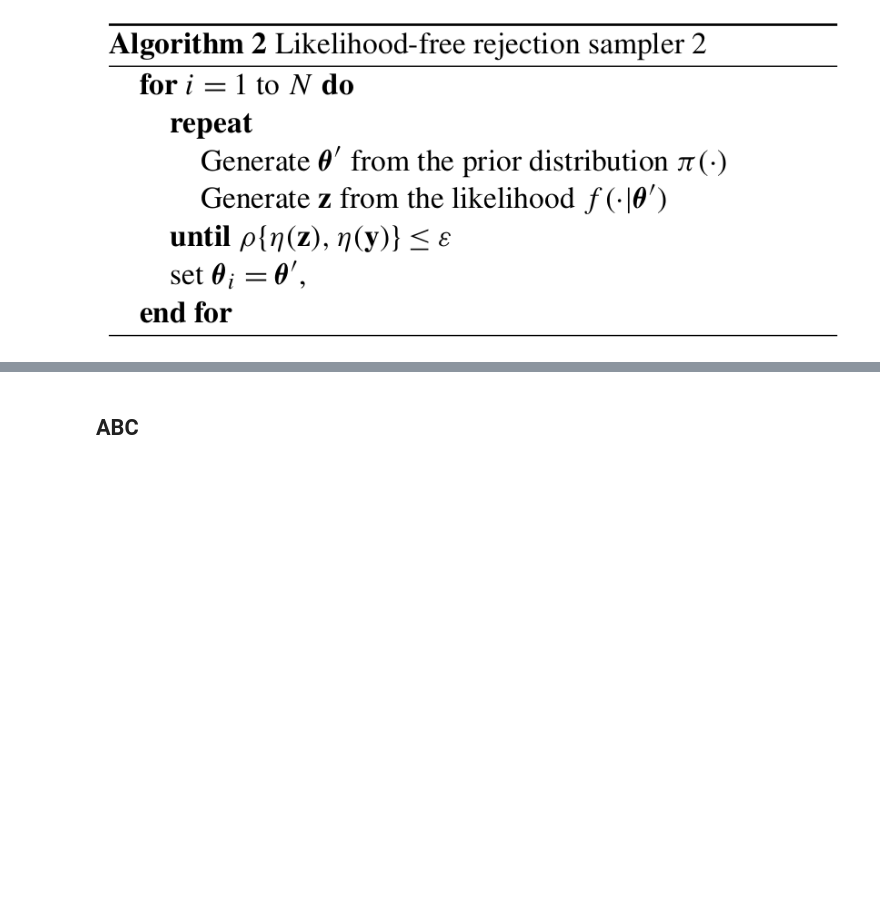
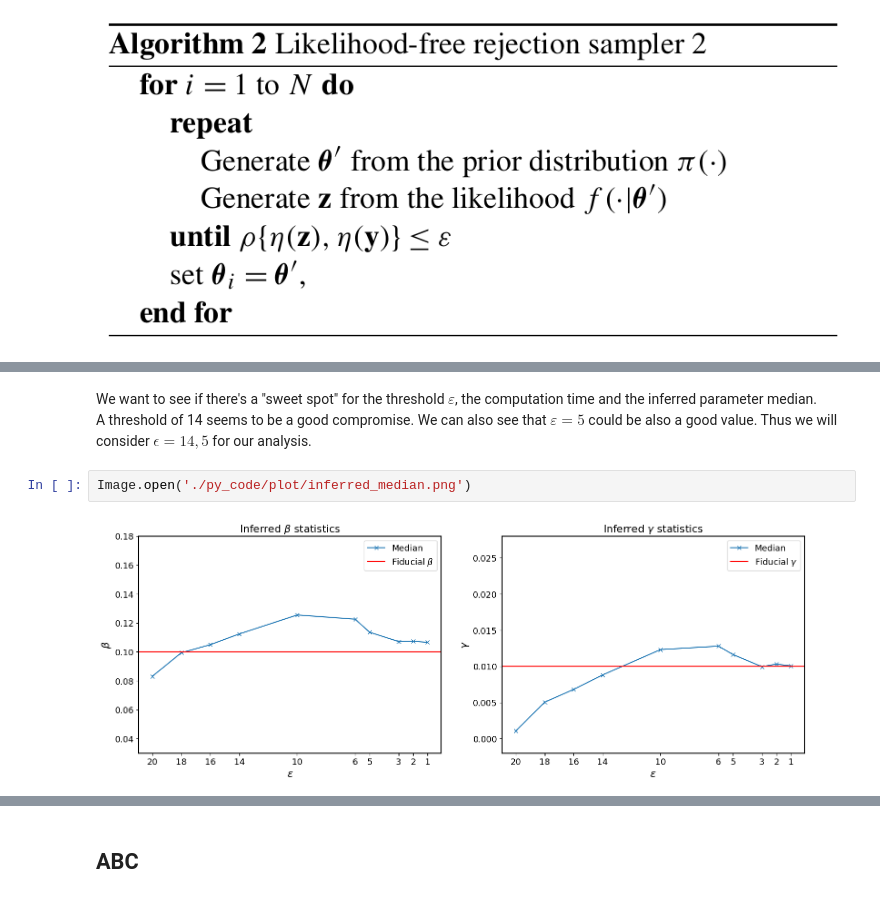
Before and after one commit to Berto70/abc_sir, a Jupyter notebook: final_notebook.ipynb, the cells around one changed output, grey strips where cells are left out. Saved outputs shown, nothing was run; the diff lists cells and outputs as text; blank space fills up the shorter version.

```diff
--- a/final_notebook.ipynb
+++ b/final_notebook.ipynb
@@ -123,0 +131,7 @@ void distance(int N, int ndays, int *obs_S, int *obs_I, int *obs_R,
+# %% [markdown]
+We want to see if there's a "sweet spot" for the threshold $\varepsilon$, the computation time and the inferred parameter median.
+A threshold of 14 seems to be a good compromise. We can also see that $\varepsilon=5$ could be also a good value. Thus we will consider $\epsilon = 14, 5$ for our analysis.
+# %%
+Image.open('./py_code/plot/inferred_median.png')
+# %% [output]
+[figure, added]
```
Also changed, not shown: parts of 9 cells of this notebook.
